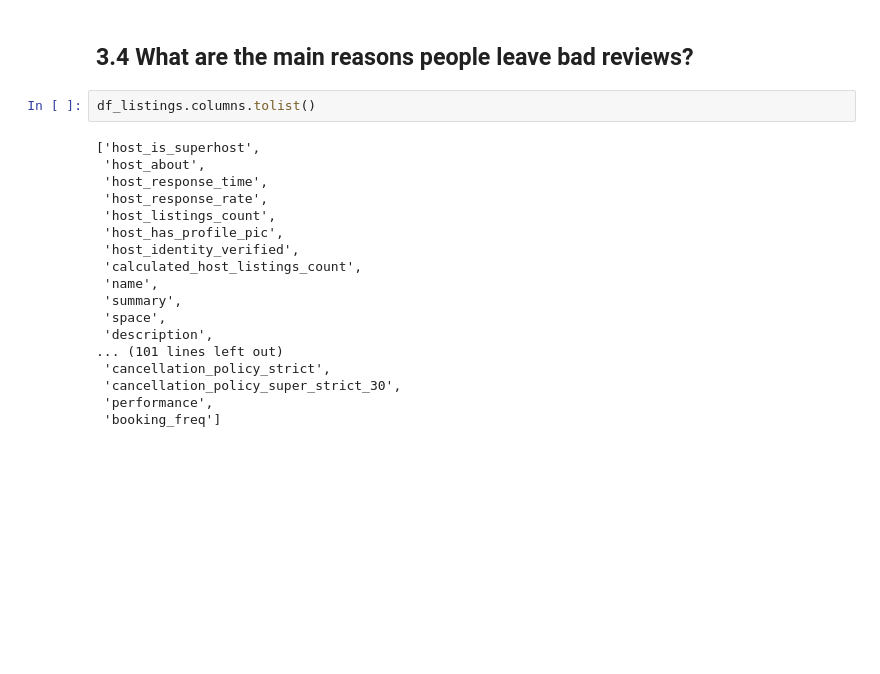
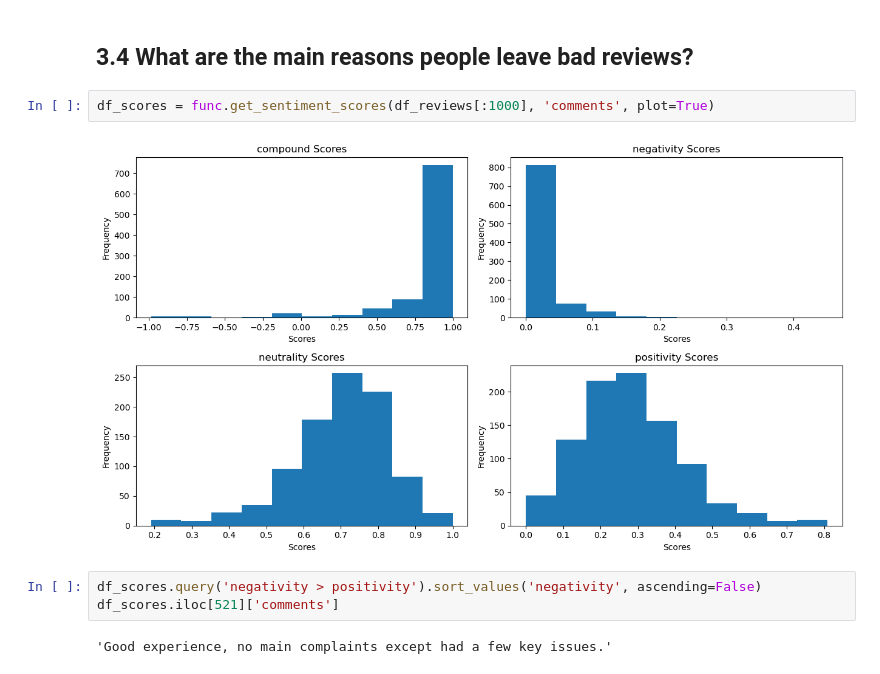
Before and after one commit to tristenwallace/boston_airbnb_CRISP-DM_analysis, a Jupyter notebook: src/models.ipynb, the cells around one changed output. Saved outputs shown, nothing was run; the diff lists cells and outputs as text; blank space fills up the shorter version.

Commit message:
feat: Sentiment analyzer for review comments

```diff
--- a/src/models.ipynb
+++ b/src/models.ipynb
@@ -175,23 +175,12 @@ With friends that live in Boston and Cambridge, I can safely say the north side
 So, for Q2, it's better to skip the northwest areas when looking for places in Boston. Focus on downtown locations, which are more likely to have perks like Air conditioning. And avoid boat properties.
 # %% [markdown]
 ## 3.4 What are the main reasons people leave bad reviews?
-# %%
-df_listings.columns.tolist()
-# %% [output]
-['host_is_superhost',
- 'host_about',
- 'host_response_time',
- 'host_response_rate',
- 'host_listings_count',
- 'host_has_profile_pic',
- 'host_identity_verified',
- 'calculated_host_listings_count',
- 'name',
- 'summary',
- 'space',
- 'description',
-... (101 lines left out)
- 'cancellation_policy_strict',
- 'cancellation_policy_super_strict_30',
- 'performance',
- 'booking_freq']
+# %%
+df_scores = func.get_sentiment_scores(df_reviews[:1000], 'comments', plot=True)
+# %% [output]
+[figure, added]
+# %%
+df_scores.query('negativity > positivity').sort_values('negativity', ascending=False)
+df_scores.iloc[521]['comments']
+# %% [output]
+'Good experience, no main complaints except had a few key issues.'
```
Also changed, not shown: parts of 2 cells of this notebook, 1 other file.
